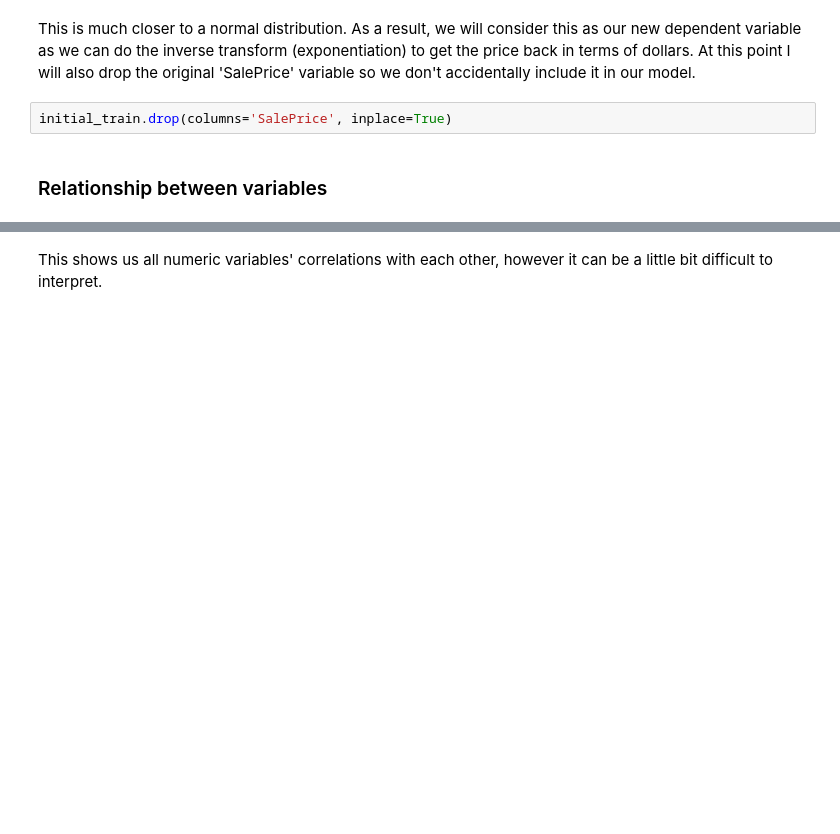
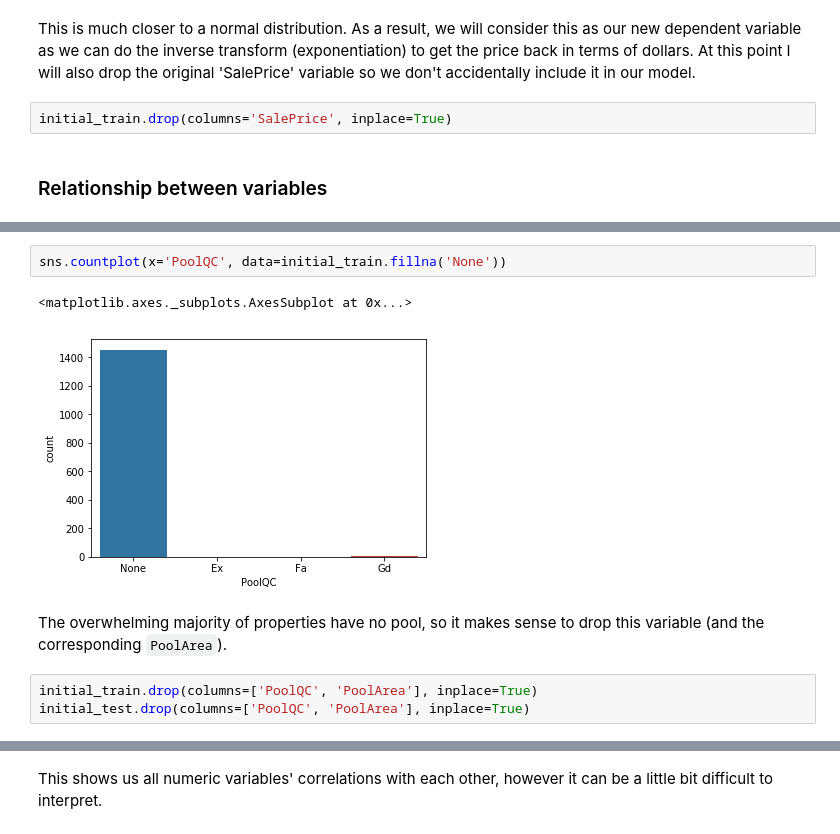
Before and after one commit to Hazzais/house_prices, a Jupyter notebook: House_price_prediction.ipynb, the cells around one changed output, grey strips where cells are left out. Saved outputs shown, nothing was run; the diff lists cells and outputs as text; blank space fills up the shorter version.

```diff
--- a/House_price_prediction.ipynb
+++ b/House_price_prediction.ipynb
@@ -164,0 +258,10 @@ cols_cat = initial_train.select_dtypes(include=object).columns
+# %%
+sns.countplot(x='PoolQC', data=initial_train.fillna('None'))
+# %% [output]
+<matplotlib.axes._subplots.AxesSubplot at 0x...>
+[figure, added]
+# %% [markdown]
+The overwhelming majority of properties have no pool, so it makes sense to drop this variable (and the corresponding `PoolArea`).
+# %%
+initial_train.drop(columns=['PoolQC', 'PoolArea'], inplace=True)
+initial_test.drop(columns=['PoolQC', 'PoolArea'], inplace=True)
```
Also changed, not shown: parts of 61 cells of this notebook.
